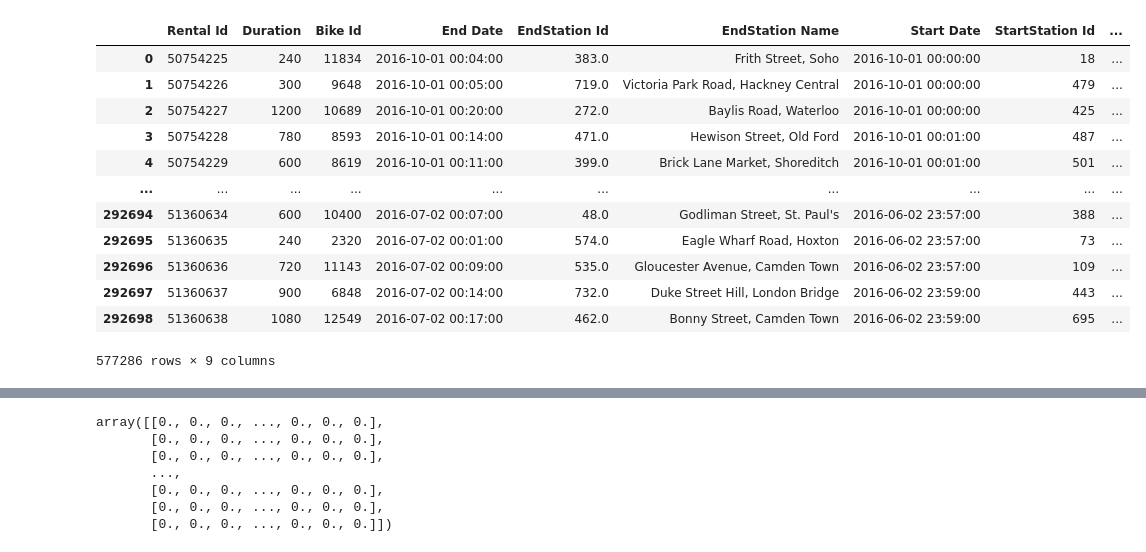
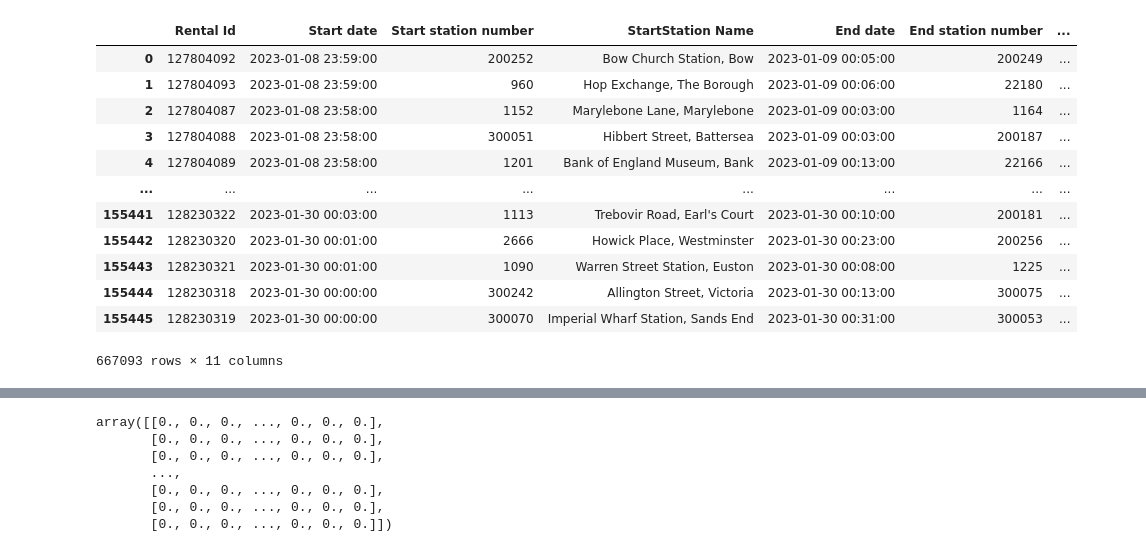
Before and after one commit to elsebasmar/london-bss, a Jupyter notebook: londonbss/notebooks/data_collection/B_Tensorappl_temp.ipynb, the cells around one changed output, grey strips where cells are left out. Drawn from its saved outputs; the diff is of its cells as text; code cells hidden in the pictures.

```diff
--- a/londonbss/notebooks/data_collection/B_Tensorappl_temp.ipynb
+++ b/londonbss/notebooks/data_collection/B_Tensorappl_temp.ipynb
@@ -23,8 +42,8 @@ data['usage-stats/'][:2]
 Name: usage-stats/, dtype: object
 # %%
-dat=data['usage-stats/'][:2]
+data_2023=data['usage-stats/'][301:306]
 frames=[]
-for x in dat:
+for x in data_2023:
     frames.append(pd.read_csv(data_path + x[1:]))
 
 result = pd.concat(frames)
@@ -36 +55,15 @@ Index(['Rental Id', 'Duration', 'Bike Id', 'End Date', 'EndStation Id',
       dtype='object')
+# %%
+dict_columns = {
+    "Number": "Rental Id",
+    "Total duration (ms)": "Duration",
+    "Bike number" : "Bike Id",
+    "Start station" : 'StartStation Name',
+    'End station': 'EndStation Name',
+    'End Date': 'End date',
+    'Start Date': 'Start date'
+}
+# %%
+result_general = result.rename(columns=dict_columns)
+result_general['Duration'] = result_general['Duration']/1000
+result_general
@@ -37,19 +84,19 @@ Index(['Rental Id', 'Duration', 'Bike Id', 'End Date', 'EndStation Id',
 # %%
 date_format = '%d/%m/%Y %H:%M:%S'
-result['End Date']=pd.to_datetime(result['End Date'])
-result['Start Date']=pd.to_datetime(result['Start Date'])
-result
+result_general['End date']=pd.to_datetime(result_general['End date'])
+result_general['Start date']=pd.to_datetime(result_general['Start date'])
+result_general
 # %% [output]
-|  | Rental Id | Duration | Bike Id | End Date | EndStation Id | EndStation Name | Start Date | StartStation Id | ... |
-| 0 | 50754225 | 240 | 11834 | 2016-10-01 00:04:00 | 383.0 | Frith Street, Soho | 2016-10-01 00:00:00 | 18 | ... |
-| 1 | 50754226 | 300 | 9648 | 2016-10-01 00:05:00 | 719.0 | Victoria Park Road, Hackney Central | 2016-10-01 00:00:00 | 479 | ... |
-| 2 | 50754227 | 1200 | 10689 | 2016-10-01 00:20:00 | 272.0 | Baylis Road, Waterloo | 2016-10-01 00:00:00 | 425 | ... |
-| 3 | 50754228 | 780 | 8593 | 2016-10-01 00:14:00 | 471.0 | Hewison Street, Old Ford | 2016-10-01 00:01:00 | 487 | ... |
-| 4 | 50754229 | 600 | 8619 | 2016-10-01 00:11:00 | 399.0 | Brick Lane Market, Shoreditch | 2016-10-01 00:01:00 | 501 | ... |
-| ... | ... | ... | ... | ... | ... | ... | ... | ... | ... |
-| 292694 | 51360634 | 600 | 10400 | 2016-07-02 00:07:00 | 48.0 | Godliman Street, St. Paul's | 2016-06-02 23:57:00 | 388 | ... |
-| 292695 | 51360635 | 240 | 2320 | 2016-07-02 00:01:00 | 574.0 | Eagle Wharf Road, Hoxton | 2016-06-02 23:57:00 | 73 | ... |
-| 292696 | 51360636 | 720 | 11143 | 2016-07-02 00:09:00 | 535.0 | Gloucester Avenue, Camden Town | 2016-06-02 23:57:00 | 109 | ... |
-| 292697 | 51360637 | 900 | 6848 | 2016-07-02 00:14:00 | 732.0 | Duke Street Hill, London Bridge | 2016-06-02 23:59:00 | 443 | ... |
-| 292698 | 51360638 | 1080 | 12549 | 2016-07-02 00:17:00 | 462.0 | Bonny Street, Camden Town | 2016-06-02 23:59:00 | 695 | ... |
+|  | Rental Id | Start date | Start station number | StartStation Name | End date | End station number | ... |
+| 0 | 127804092 | 2023-01-08 23:59:00 | 200252 | Bow Church Station, Bow | 2023-01-09 00:05:00 | 200249 | ... |
+| 1 | 127804093 | 2023-01-08 23:59:00 | 960 | Hop Exchange, The Borough | 2023-01-09 00:06:00 | 22180 | ... |
+| 2 | 127804087 | 2023-01-08 23:58:00 | 1152 | Marylebone Lane, Marylebone | 2023-01-09 00:03:00 | 1164 | ... |
+| 3 | 127804088 | 2023-01-08 23:58:00 | 300051 | Hibbert Street, Battersea | 2023-01-09 00:03:00 | 200187 | ... |
+| 4 | 127804089 | 2023-01-08 23:58:00 | 1201 | Bank of England Museum, Bank | 2023-01-09 00:13:00 | 22166 | ... |
+| ... | ... | ... | ... | ... | ... | ... | ... |
+| 155441 | 128230322 | 2023-01-30 00:03:00 | 1113 | Trebovir Road, Earl's Court | 2023-01-30 00:10:00 | 200181 | ... |
+| 155442 | 128230320 | 2023-01-30 00:01:00 | 2666 | Howick Place, Westminster | 2023-01-30 00:23:00 | 200256 | ... |
+| 155443 | 128230321 | 2023-01-30 00:01:00 | 1090 | Warren Street Station, Euston | 2023-01-30 00:08:00 | 1225 | ... |
+| 155444 | 128230318 | 2023-01-30 00:00:00 | 300242 | Allington Street, Victoria | 2023-01-30 00:13:00 | 300075 | ... |
+| 155445 | 128230319 | 2023-01-30 00:00:00 | 300070 | Imperial Wharf Station, Sands End | 2023-01-30 00:31:00 | 300053 | ... |
-577286 rows × 9 columns
+667093 rows × 11 columns
```
Also changed, not shown: parts of 40 cells of this notebook.
